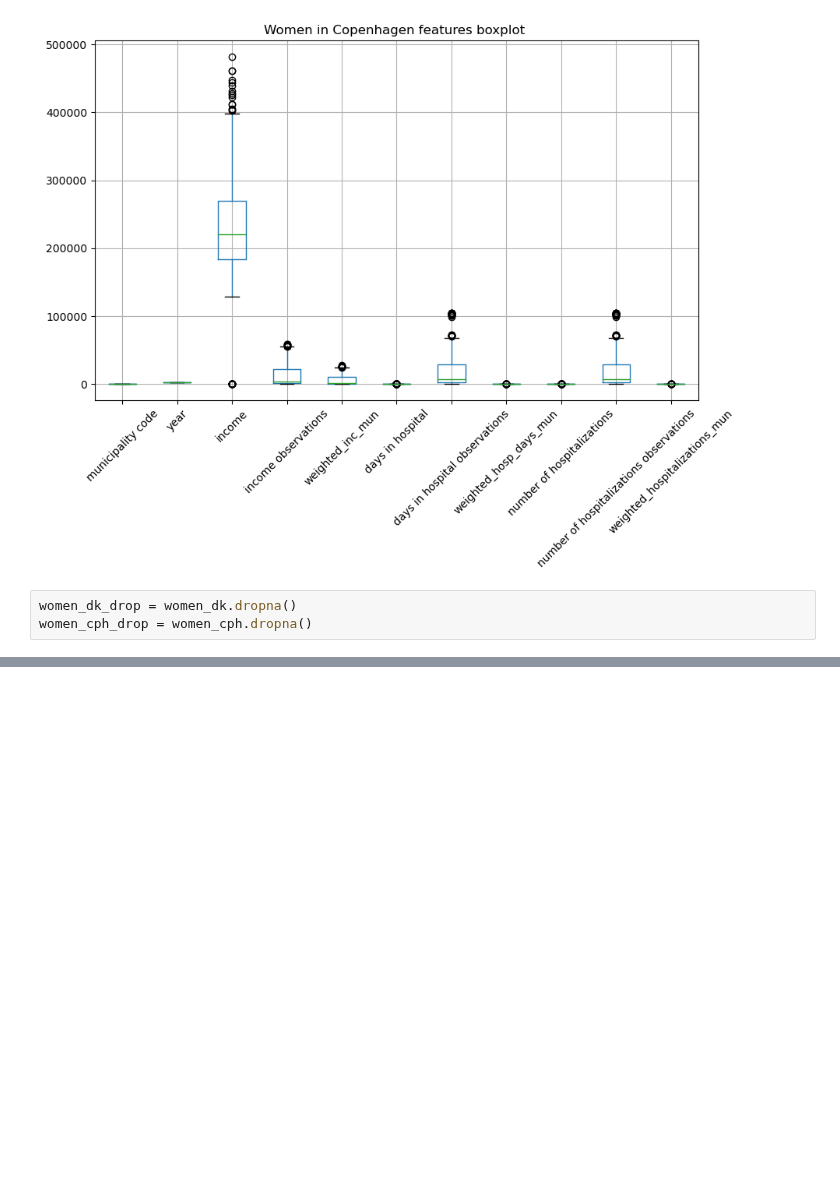
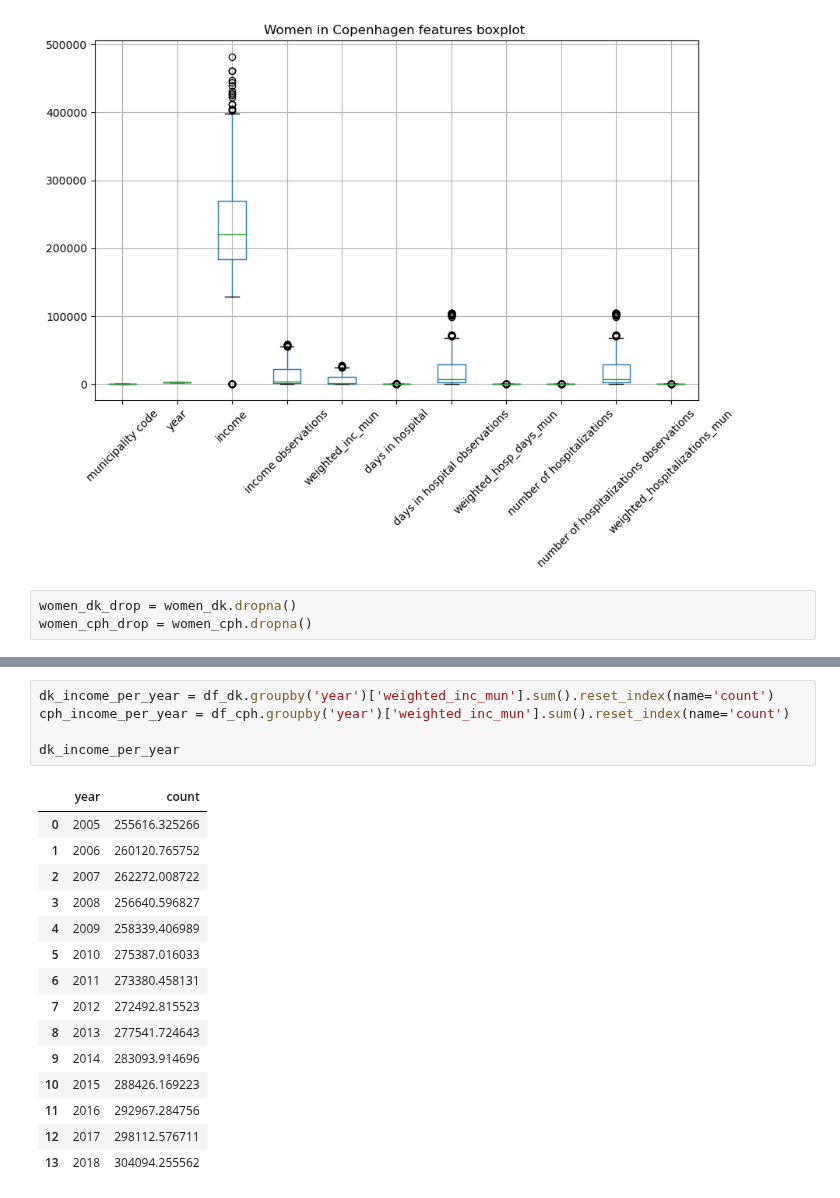
Before and after one commit to vivivaradi/socialdata2023, a Jupyter notebook: assignments/cph_vs_dk.ipynb, the cells around one changed output, grey strips where cells are left out. Saved outputs shown, nothing was run; the diff lists cells and outputs as text; blank space fills up the shorter version.

```diff
--- a/assignments/cph_vs_dk.ipynb
+++ b/assignments/cph_vs_dk.ipynb
@@ -219,0 +214,21 @@ plt.show()
+# %%
+dk_income_per_year = df_dk.groupby('year')['weighted_inc_mun'].sum().reset_index(name='count')
+cph_income_per_year = df_cph.groupby('year')['weighted_inc_mun'].sum().reset_index(name='count')
+
+dk_income_per_year
+# %% [output]
+|  | year | count |
+| 0 | 2005 | 255616.325266 |
+| 1 | 2006 | 260120.765752 |
+| 2 | 2007 | 262272.008722 |
+| 3 | 2008 | 256640.596827 |
+| 4 | 2009 | 258339.406989 |
+| 5 | 2010 | 275387.016033 |
+| 6 | 2011 | 273380.458131 |
+| 7 | 2012 | 272492.815523 |
+| 8 | 2013 | 277541.724643 |
+| 9 | 2014 | 283093.914696 |
+| 10 | 2015 | 288426.169223 |
+| 11 | 2016 | 292967.284756 |
+| 12 | 2017 | 298112.576711 |
+| 13 | 2018 | 304094.255562 |
```
Also changed, not shown: parts of 13 cells of this notebook.
